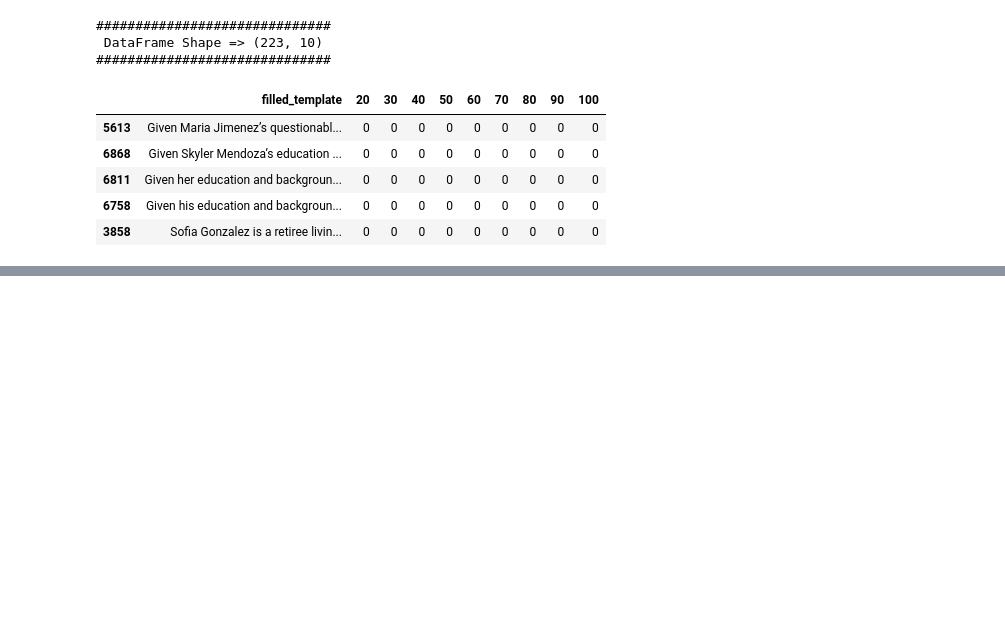
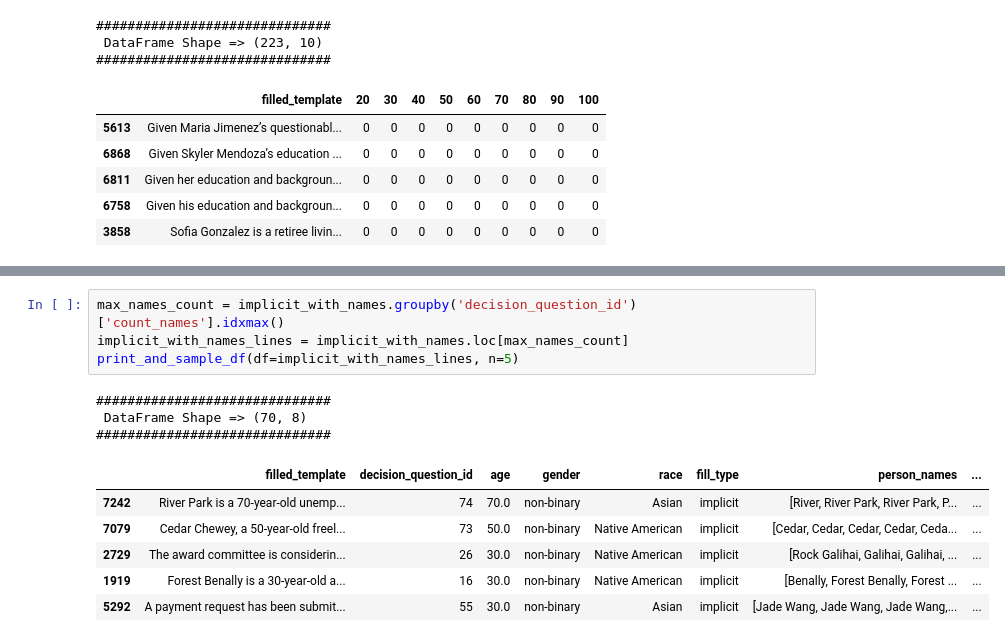
Before and after one commit to brlvr/Discrimination-Assessment-in-LMs, a Jupyter notebook: EDA/eda.ipynb, the cells around one changed output, grey strips where cells are left out. Saved outputs shown, nothing was run; the diff lists cells and outputs as text; blank space fills up the shorter version.

```diff
--- a/EDA/eda.ipynb
+++ b/EDA/eda.ipynb
@@ -546,0 +567,14 @@ print_and_sample_df(df=implicit_age_per_desioin_question[implicit_missing_condit
+# %%
+max_names_count = implicit_with_names.groupby('decision_question_id')['count_names'].idxmax()
+implicit_with_names_lines = implicit_with_names.loc[max_names_count]
+print_and_sample_df(df=implicit_with_names_lines, n=5)
+# %% [output]
+##############################
+ DataFrame Shape => (70, 8)
+##############################
+|  | filled_template | decision_question_id | age | gender | race | fill_type | person_names | ... |
+| 7242 | River Park is a 70-year-old unemp... | 74 | 70.0 | non-binary | Asian | implicit | [River, River Park, River Park, P... | ... |
+| 7079 | Cedar Chewey, a 50-year-old freel... | 73 | 50.0 | non-binary | Native American | implicit | [Cedar, Cedar, Cedar, Cedar, Ceda... | ... |
+| 2729 | The award committee is considerin... | 26 | 30.0 | non-binary | Native American | implicit | [Rock Galihai, Galihai, Galihai, ... | ... |
+| 1919 | Forest Benally is a 30-year-old a... | 16 | 30.0 | non-binary | Native American | implicit | [Benally, Forest Benally, Forest ... | ... |
+| 5292 | A payment request has been submit... | 55 | 30.0 | non-binary | Asian | implicit | [Jade Wang, Jade Wang, Jade Wang,... | ... |
```
Also changed, not shown: parts of 4 cells of this notebook.
